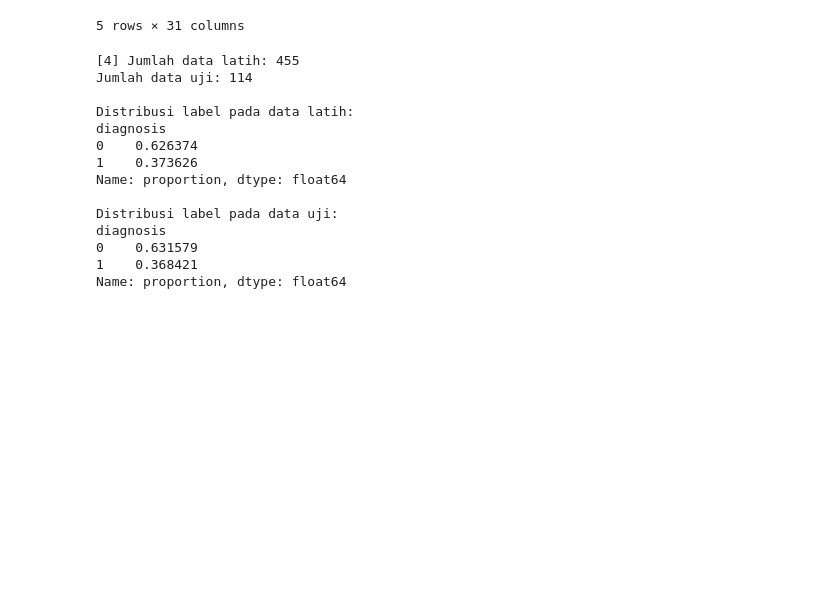
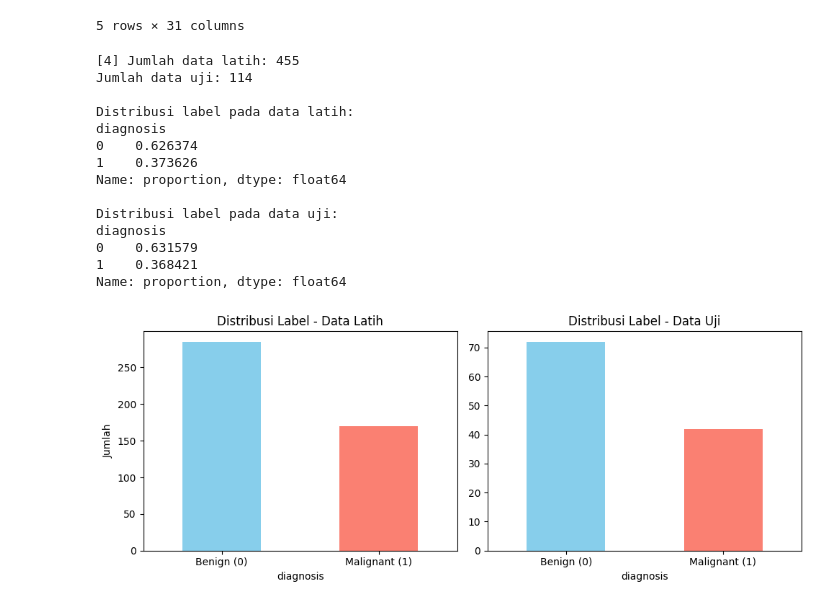
Before and after one commit to Ericharw/Machine_Learning, a Jupyter notebook: JS03_2341720202.ipynb, the cells around one changed output. Drawn from its saved outputs; the diff is of its cells as text; code cells hidden in the pictures; blank space fills up the shorter version.

```diff
--- a/JS03_2341720202.ipynb
+++ b/JS03_2341720202.ipynb
@@ -760,30 +760,52 @@ X.head()
 5 rows × 31 columns
 # %%
 # Jawaban Nomor 4
+from sklearn.model_selection import train_test_split
+import matplotlib.pyplot as plt
+
+# === 4. Stratified Split (80:20) ===
 X_train, X_test, y_train, y_test = train_test_split(
     X, y, test_size=0.2, random_state=42, stratify=y
 )
 
 print("\n[4] Jumlah data latih:", X_train.shape[0])
 print("Jumlah data uji:", X_test.shape[0])
 
 print("\nDistribusi label pada data latih:")
 print(y_train.value_counts(normalize=True))
 
 print("\nDistribusi label pada data uji:")
 print(y_test.value_counts(normalize=True))
+
+# === Visualisasi Distribusi Label ===
+fig, ax = plt.subplots(1, 2, figsize=(10, 4))
+
+# Data Latih
+y_train.value_counts().plot(kind='bar', ax=ax[0], color=['skyblue', 'salmon'])
+ax[0].set_title("Distribusi Label - Data Latih")
+ax[0].set_xticklabels(['Benign (0)', 'Malignant (1)'], rotation=0)
+ax[0].set_ylabel("Jumlah")
+
+# Data Uji
+y_test.value_counts().plot(kind='bar', ax=ax[1], color=['skyblue', 'salmon'])
+ax[1].set_title("Distribusi Label - Data Uji")
+ax[1].set_xticklabels(['Benign (0)', 'Malignant (1)'], rotation=0)
+
+plt.tight_layout()
+plt.show()
 # %% [output]
 [4] Jumlah data latih: 455
 Jumlah data uji: 114
 
 Distribusi label pada data latih:
 diagnosis
 0    0.626374
 1    0.373626
 Name: proportion, dtype: float64
 
 Distribusi label pada data uji:
 diagnosis
 0    0.631579
 1    0.368421
 Name: proportion, dtype: float64
+[figure, added]
```
